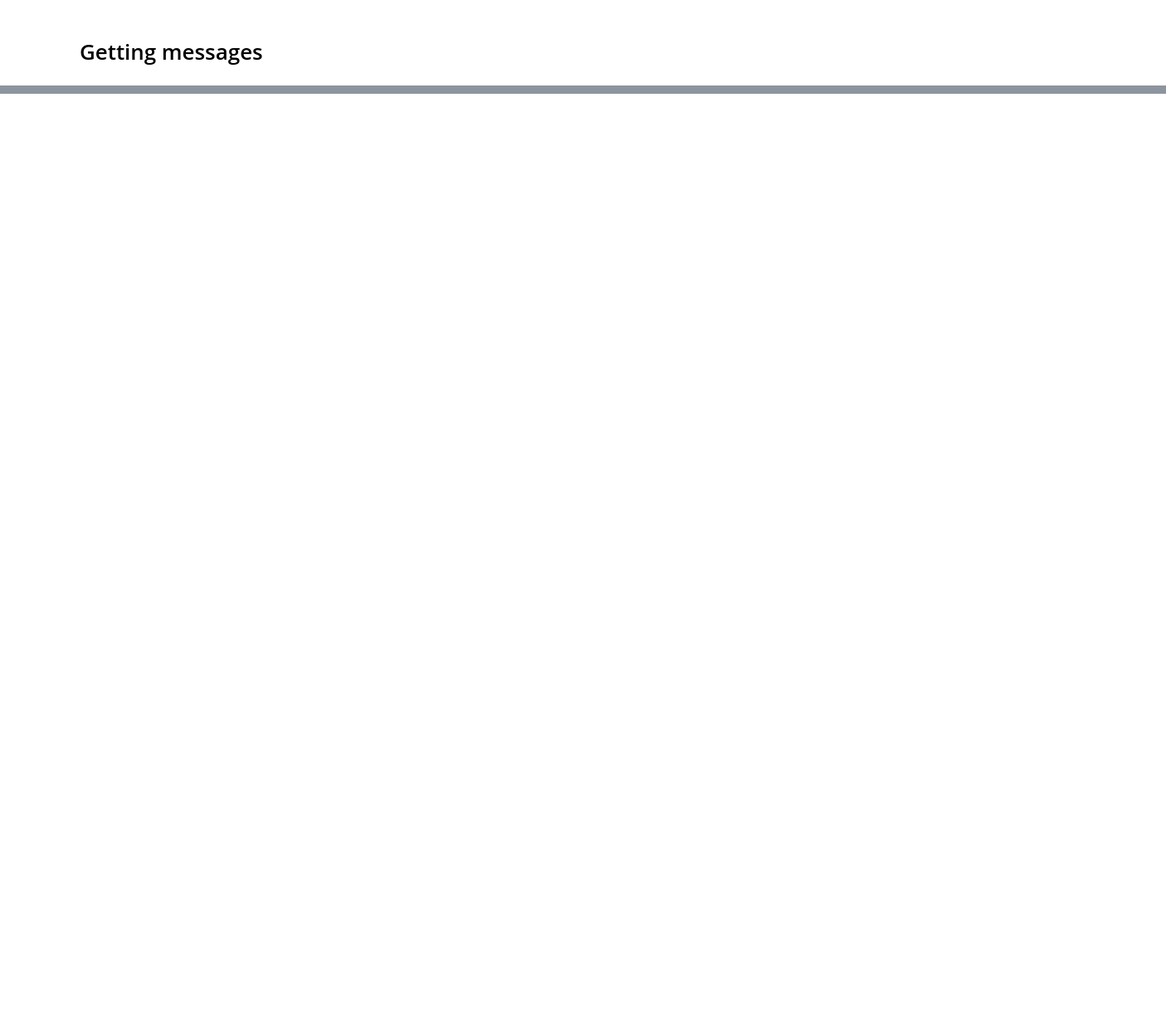
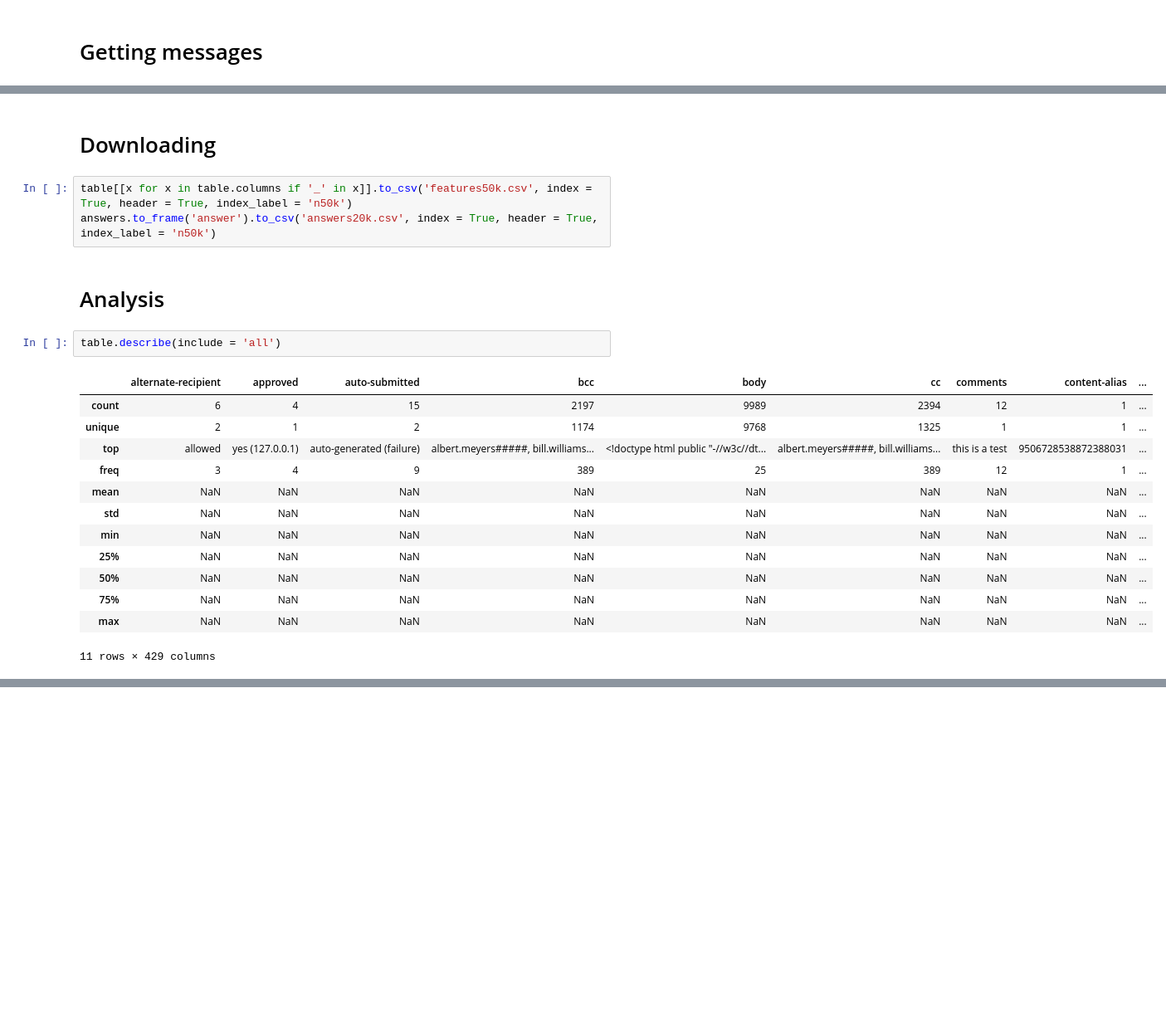
Before and after one commit to Fixman/aa, a Jupyter notebook: TP_fixman.ipynb, the cells around one changed output, grey strips where cells are left out. Shown at 83% size. Cells and saved outputs as stored; diff of their text form; blank space fills up the shorter version.

```diff
--- a/TP_fixman.ipynb
+++ b/TP_fixman.ipynb
@@ -126,0 +146,23 @@ u"message-id: <13247446.1075856567056.javamail.evans#####>\ndate: mon, 26 jun 20
+# %% [markdown]
+# Downloading
+# %%
+table[[x for x in table.columns if '_' in x]].to_csv('features50k.csv', index = True, header = True, index_label = 'n50k')
+answers.to_frame('answer').to_csv('answers20k.csv', index = True, header = True, index_label = 'n50k')
+# %% [markdown]
+# Analysis
+# %%
+table.describe(include = 'all')
+# %% [output]
+|  | alternate-recipient | approved | auto-submitted | bcc | body | cc | comments | content-alias | ... |
+| count | 6 | 4 | 15 | 2197 | 9989 | 2394 | 12 | 1 | ... |
+| unique | 2 | 1 | 2 | 1174 | 9768 | 1325 | 1 | 1 | ... |
+| top | allowed | yes (127.0.0.1) | auto-generated (failure) | albert.meyers#####, bill.williams... | <!doctype html public "-//w3c//dt... | albert.meyers#####, bill.williams... | this is a test | 9506728538872388031 | ... |
+| freq | 3 | 4 | 9 | 389 | 25 | 389 | 12 | 1 | ... |
+| mean | NaN | NaN | NaN | NaN | NaN | NaN | NaN | NaN | ... |
+| std | NaN | NaN | NaN | NaN | NaN | NaN | NaN | NaN | ... |
+| min | NaN | NaN | NaN | NaN | NaN | NaN | NaN | NaN | ... |
+| 25% | NaN | NaN | NaN | NaN | NaN | NaN | NaN | NaN | ... |
+| 50% | NaN | NaN | NaN | NaN | NaN | NaN | NaN | NaN | ... |
+| 75% | NaN | NaN | NaN | NaN | NaN | NaN | NaN | NaN | ... |
+| max | NaN | NaN | NaN | NaN | NaN | NaN | NaN | NaN | ... |
+11 rows × 429 columns
```
Also changed, not shown: parts of 46 cells of this notebook.
